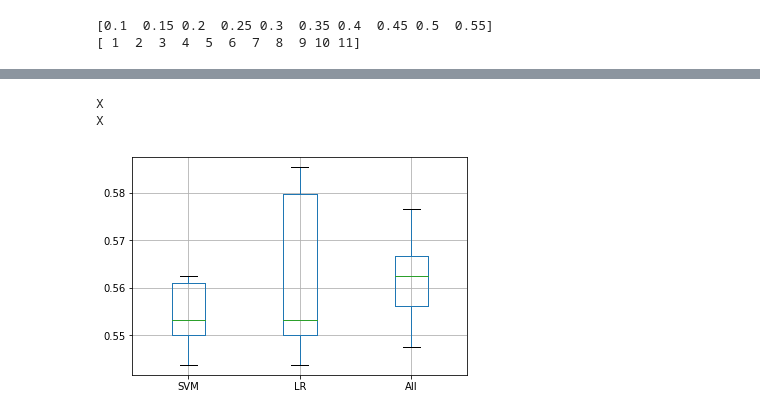
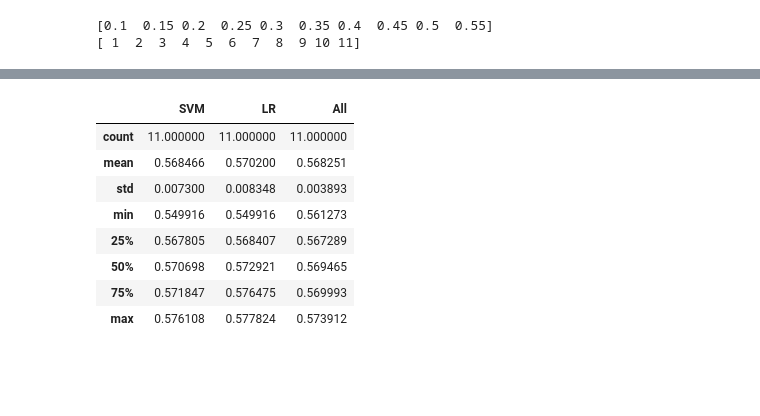
Before and after one commit to vipulpopat/MSCAI_Sem1_Etivity5, a Jupyter notebook: Etivity5_Feature_Selection_9939245.ipynb, the cells around one changed output, grey strips where cells are left out. Drawn from its saved outputs; the diff is of its cells as text; code cells hidden in the pictures; blank space fills up the shorter version.

```diff
--- a/Etivity5_Feature_Selection_9939245.ipynb
+++ b/Etivity5_Feature_Selection_9939245.ipynb
@@ -454,14 +458,13 @@ print(model3_scores)
-# %%
-#plt.figure();
-bp = accuracies_df.boxplot()
-print("X")
-#plt.show()
-
-#plt.figure();
-bp = accuracies_df.boxplot()
-print("X")
-#plt.show()
-# %% [output]
-X
-X
-[figure, removed]
+# %%
+mean_accuracies_df = pd.DataFrame(data={'SVM' : model1_mean_scores, 'LR' : model2_mean_scores, 'All' : model3_mean_scores})
+mean_accuracies_df.describe()
+# %% [output]
+|  | SVM | LR | All |
+| count | 11.000000 | 11.000000 | 11.000000 |
+| mean | 0.568466 | 0.570200 | 0.568251 |
+| std | 0.007300 | 0.008348 | 0.003893 |
+| min | 0.549916 | 0.549916 | 0.561273 |
+| 25% | 0.567805 | 0.568407 | 0.567289 |
+| 50% | 0.570698 | 0.572921 | 0.569465 |
+| 75% | 0.571847 | 0.576475 | 0.569993 |
+| max | 0.576108 | 0.577824 | 0.573912 |
```
Also changed, not shown: parts of 29 cells of this notebook.
